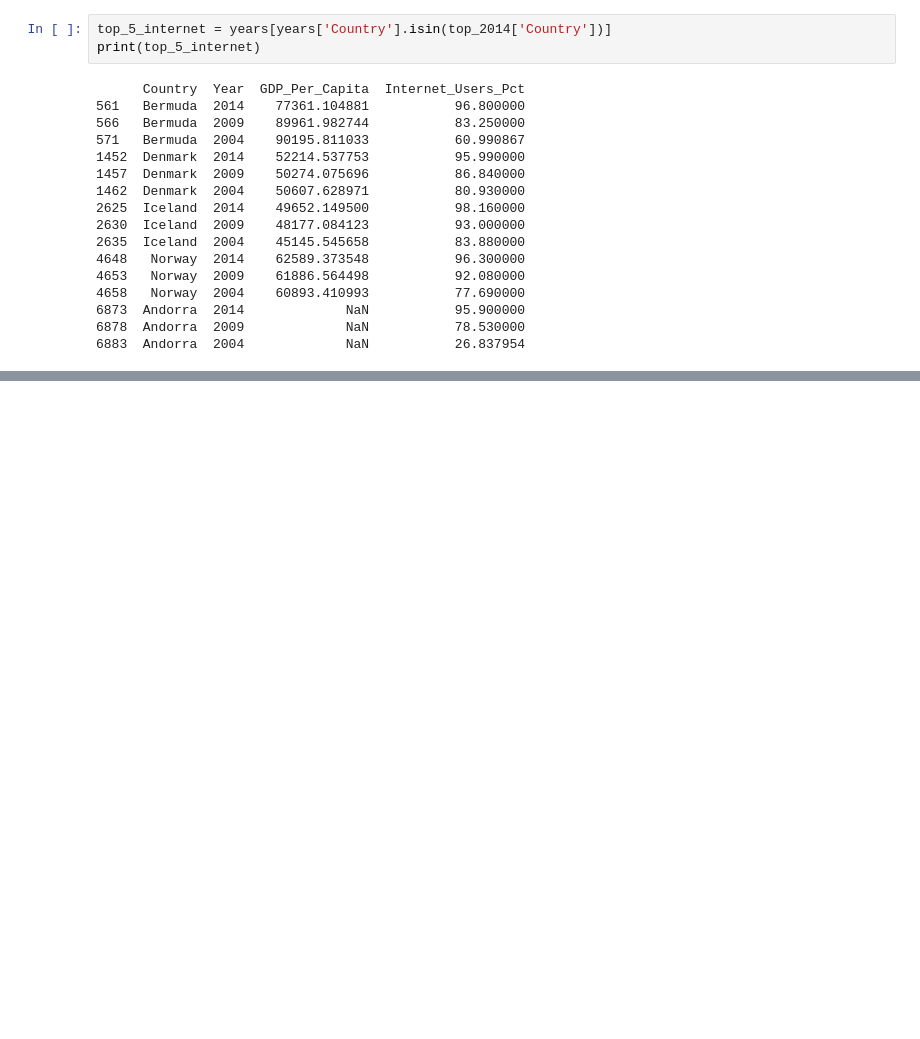
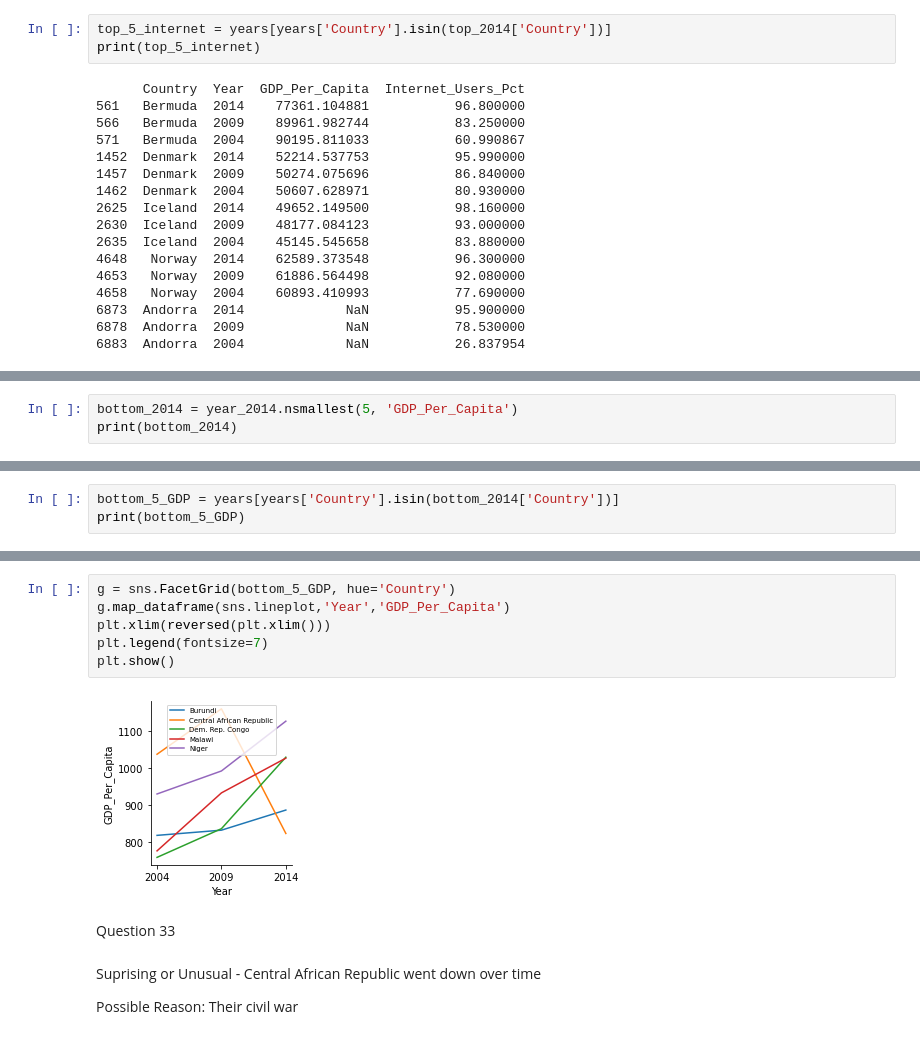
Before and after one commit to kmgarrett1/gdp-and-internet-usage, a Jupyter notebook: notebooks/GDP_Internet_Usage.ipynb, the cells around one changed output, grey strips where cells are left out. Drawn from its saved outputs; the diff is of its cells as text; blank space fills up the shorter version.

```diff
--- a/notebooks/GDP_Internet_Usage.ipynb
+++ b/notebooks/GDP_Internet_Usage.ipynb
@@ -400,0 +494,3 @@ Question 29
+# %%
+bottom_2014 = year_2014.nsmallest(5, 'GDP_Per_Capita')
+print(bottom_2014)
@@ -400,0 +504,3 @@ Question 29
+# %%
+bottom_5_GDP = years[years['Country'].isin(bottom_2014['Country'])]
+print(bottom_5_GDP)
@@ -400,0 +524,14 @@ Question 29
+# %%
+g = sns.FacetGrid(bottom_5_GDP, hue='Country')
+g.map_dataframe(sns.lineplot,'Year','GDP_Per_Capita')
+plt.xlim(reversed(plt.xlim()))
+plt.legend(fontsize=7)
+plt.show()
+# %% [output]
+[figure, added]
+# %% [markdown]
+Question 33
+# %% [markdown]
+Suprising or Unusual - Central African Republic went down over time
+
+Possible Reason: Their civil war
```
Also changed, not shown: parts of 16 cells of this notebook.
